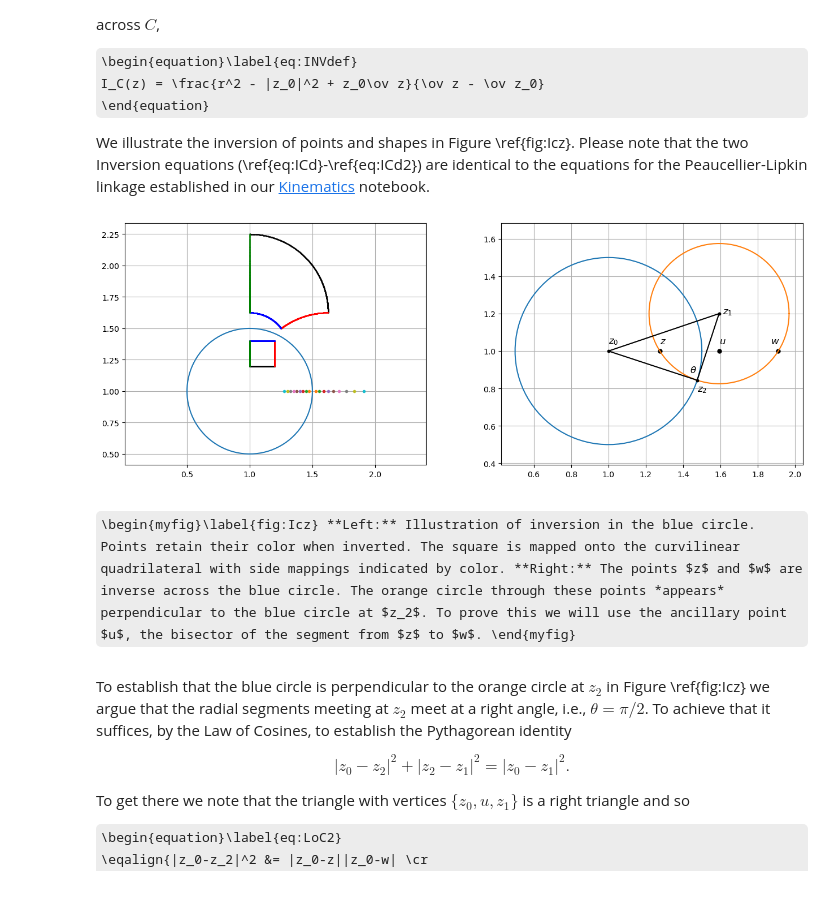
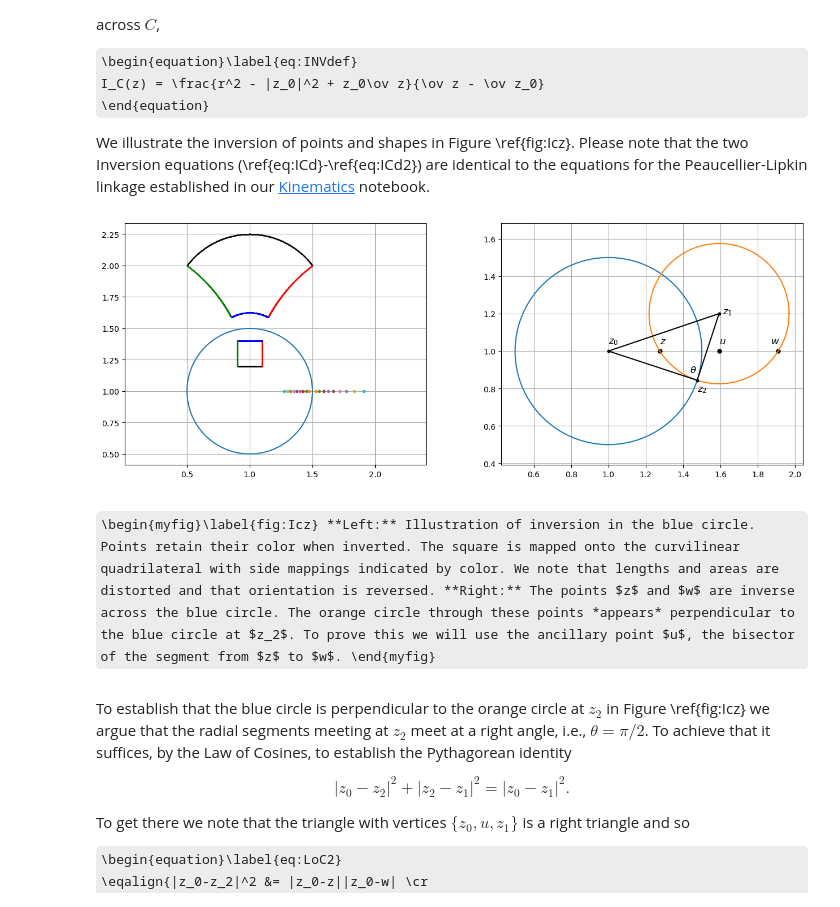
Before and after one commit to steve-cox-LA/JLA, a Jupyter notebook: TransPlane/1.6.ComplexPlane.ipynb, the cells around one changed output. Cells and saved outputs as stored; diff of their text form; code cells hidden in the pictures; some formulas as TeX source.

```diff
--- a/TransPlane/1.6.ComplexPlane.ipynb
+++ b/TransPlane/1.6.ComplexPlane.ipynb
@@ -480,7 +480,7 @@ for n in range(1,N):
     ax1.plot([np.real(z), np.real(ICz)], [np.imag(z), np.imag(ICz)], '.', markersize=6)
 
 # invert a square
-Xs = np.linspace(1,1.2,500)
+Xs = np.linspace(0.9,1.1,500)
 Ys = np.linspace(1.2,1.4,500)
 
 for xs in Xs:
@@ -515,36 +515,36 @@ x2 = c.real + rad*np.cos(t)
 y2 = c.imag + rad*np.sin(t)
 ax2.plot(x2,y2)
 
 ax2.plot([np.real(z0), np.real(c)], [np.imag(z0), np.imag(c)], 'k.-')  # connect centers
 # circles intersect at
 indi = 10
 indj = 10
 for i in range(100):
     for j in range(100):
         if (abs(x[i]-x2[j]) + abs(y[i]-y2[j]) < 1e-2 and y[j] < 1):
             indi = i
             indj = j
 
 
 ax2.plot([np.real(z0), x[indi]], [np.imag(z0), y[indi]], 'k.-')  # connect
 ax2.plot([np.real(c), x[indi]], [np.imag(c), y[indi]], 'k.-')  # connect
 
 ax2.text(np.real(z0), np.imag(z0)+.04, '$z_0$', fontsize=12)
 ax2.text(np.real(c)+.02, np.imag(c), '$z_1$', fontsize=12)
 ax2.text(x[indi], y[indi]-.06, '$z_2$', fontsize=12)
 ax2.text(x[indi]-0.04, y[indi]+.04, '$\\theta$', fontsize=12)
 
 ax2.text(np.real(z), np.imag(z)+.04, '$z$', fontsize=12)
 ax2.text(np.real(ICz)-0.04, np.imag(ICz)+.04, '$w$', fontsize=12)
 ax2.plot(np.real(c), np.imag(z0), 'k.',markersize=10)
 ax2.text(np.real(c), np.imag(z0)+.04, '$u$', fontsize=12)
 
 ax2.grid('on')
 ax2.axis('equal');
 # %% [output]
-[figure, old version]
+[figure, new version]
 # %% [markdown]
-\begin{myfig}\label{fig:Icz} **Left:** Illustration of inversion in the blue circle. Points retain their color when inverted. The square is mapped onto the curvilinear quadrilateral with side mappings indicated by color. **Right:** The points $z$ and $w$ are inverse across the blue circle. The orange circle through these points *appears* perpendicular to the blue circle at $z_2$. To prove this we will use the ancillary point $u$, the bisector of the segment from $z$ to $w$. \end{myfig}
+\begin{myfig}\label{fig:Icz} **Left:** Illustration of inversion in the blue circle. Points retain their color when inverted. The square is mapped onto the curvilinear quadrilateral with side mappings indicated by color. We note that lengths and areas are distorted and that orientation is reversed. **Right:** The points $z$ and $w$ are inverse across the blue circle. The orange circle through these points *appears* perpendicular to the blue circle at $z_2$. To prove this we will use the ancillary point $u$, the bisector of the segment from $z$ to $w$. \end{myfig}
 # %% [markdown]
 To establish that the blue circle is perpendicular to the orange circle at $z_2$ in Figure \ref{fig:Icz} we argue that the radial segments meeting at $z_2$ meet at a right angle, i.e., $\theta=\pi/2$. To achieve that it suffices, by the Law of Cosines, to establish the Pythagorean identity
 
```
Also changed, not shown: parts of 6 cells of this notebook, 1 other file.
